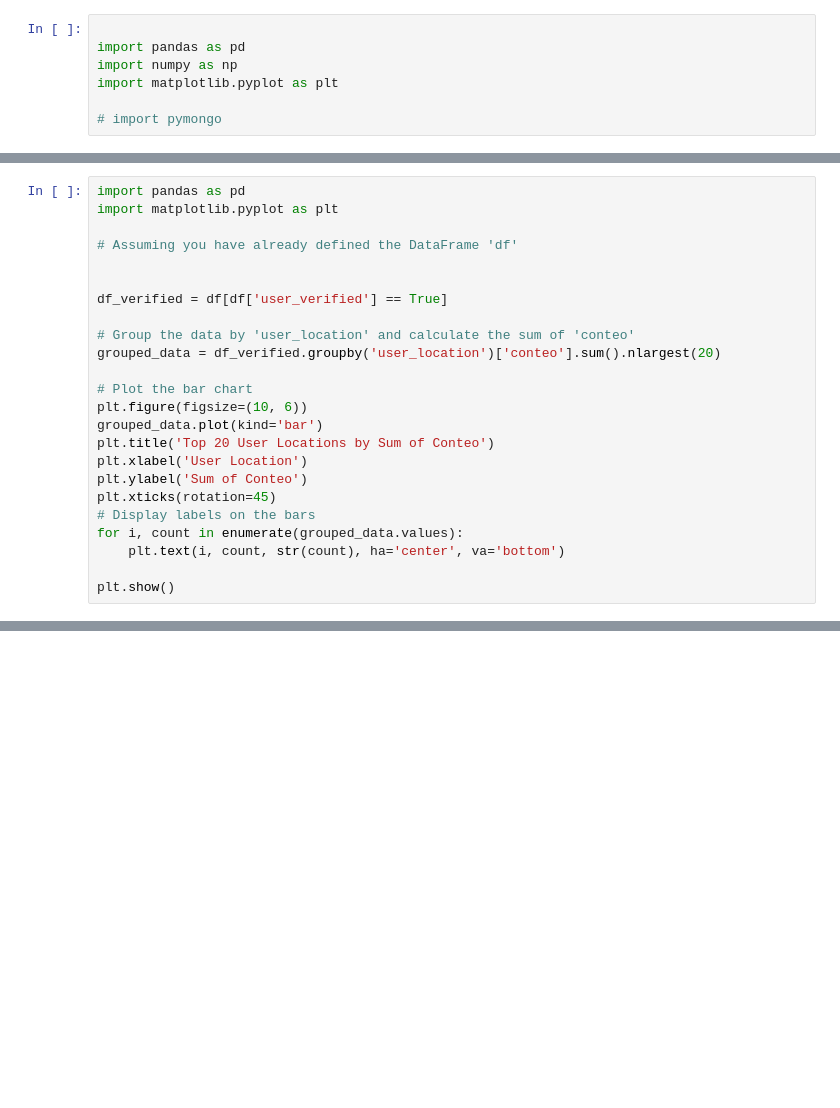
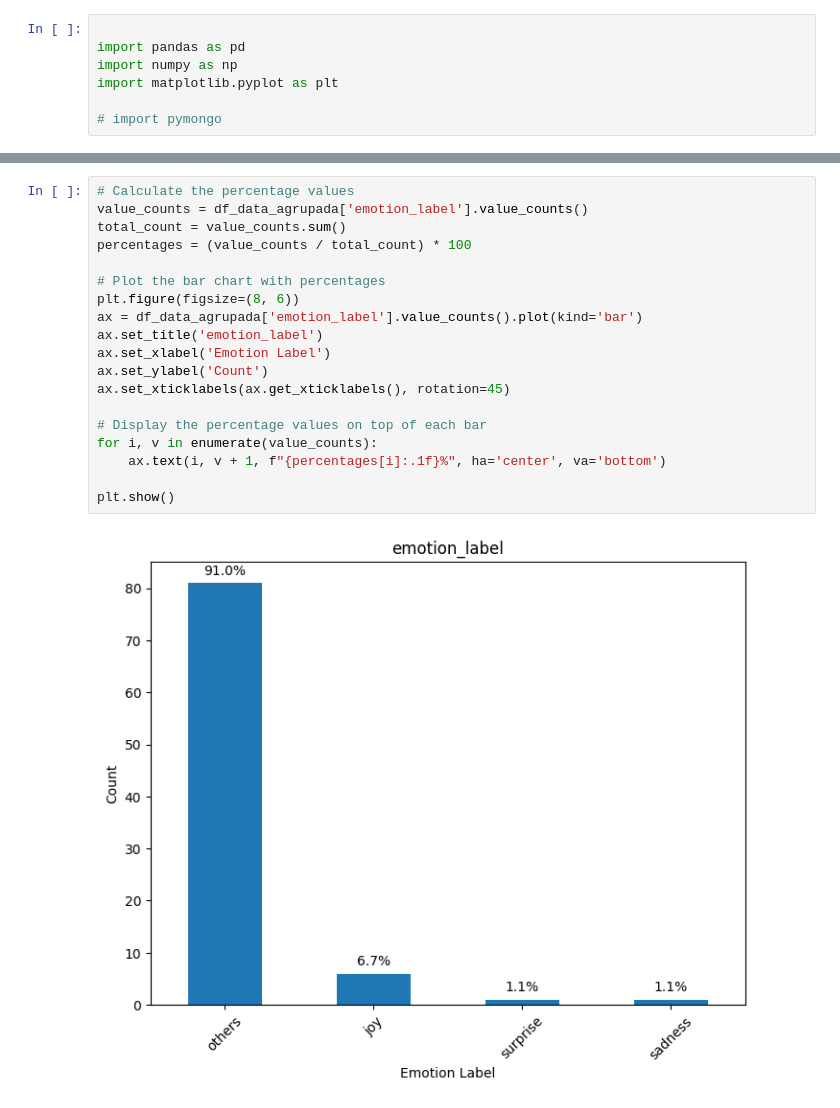
Before and after one commit to Julianjuyo/big_data_spark, a Jupyter notebook: talleres/Taller 2/pruebas.ipynb, the cells around one changed output, grey strips where cells are left out. Drawn from its saved outputs; the diff is of its cells as text; blank space fills up the shorter version.

```diff
--- a/talleres/Taller 2/pruebas.ipynb
+++ b/talleres/Taller 2/pruebas.ipynb
@@ -70,24 +40,0 @@ plt.show()
-# %%
-import pandas as pd
-import matplotlib.pyplot as plt
-
-# Assuming you have already defined the DataFrame 'df'
-
-
-df_verified = df[df['user_verified'] == True]
-
-# Group the data by 'user_location' and calculate the sum of 'conteo'
-grouped_data = df_verified.groupby('user_location')['conteo'].sum().nlargest(20)
-
-# Plot the bar chart
-plt.figure(figsize=(10, 6))
-grouped_data.plot(kind='bar')
-plt.title('Top 20 User Locations by Sum of Conteo')
-plt.xlabel('User Location')
-plt.ylabel('Sum of Conteo')
-plt.xticks(rotation=45)
-# Display labels on the bars
-for i, count in enumerate(grouped_data.values):
-    plt.text(i, count, str(count), ha='center', va='bottom')
-
-plt.show()
@@ -144,0 +77,21 @@ plt.show()
+# %%
+# Calculate the percentage values
+value_counts = df_data_agrupada['emotion_label'].value_counts()
+total_count = value_counts.sum()
+percentages = (value_counts / total_count) * 100
+
+# Plot the bar chart with percentages
+plt.figure(figsize=(8, 6))
+ax = df_data_agrupada['emotion_label'].value_counts().plot(kind='bar')
+ax.set_title('emotion_label')
+ax.set_xlabel('Emotion Label')
+ax.set_ylabel('Count')
+ax.set_xticklabels(ax.get_xticklabels(), rotation=45)
+
+# Display the percentage values on top of each bar
+for i, v in enumerate(value_counts):
+    ax.text(i, v + 1, f"{percentages[i]:.1f}%", ha='center', va='bottom')
+
+plt.show()
+# %% [output]
+[figure, added]
```
Also changed, not shown: parts of 9 cells of this notebook, 2 other files.
